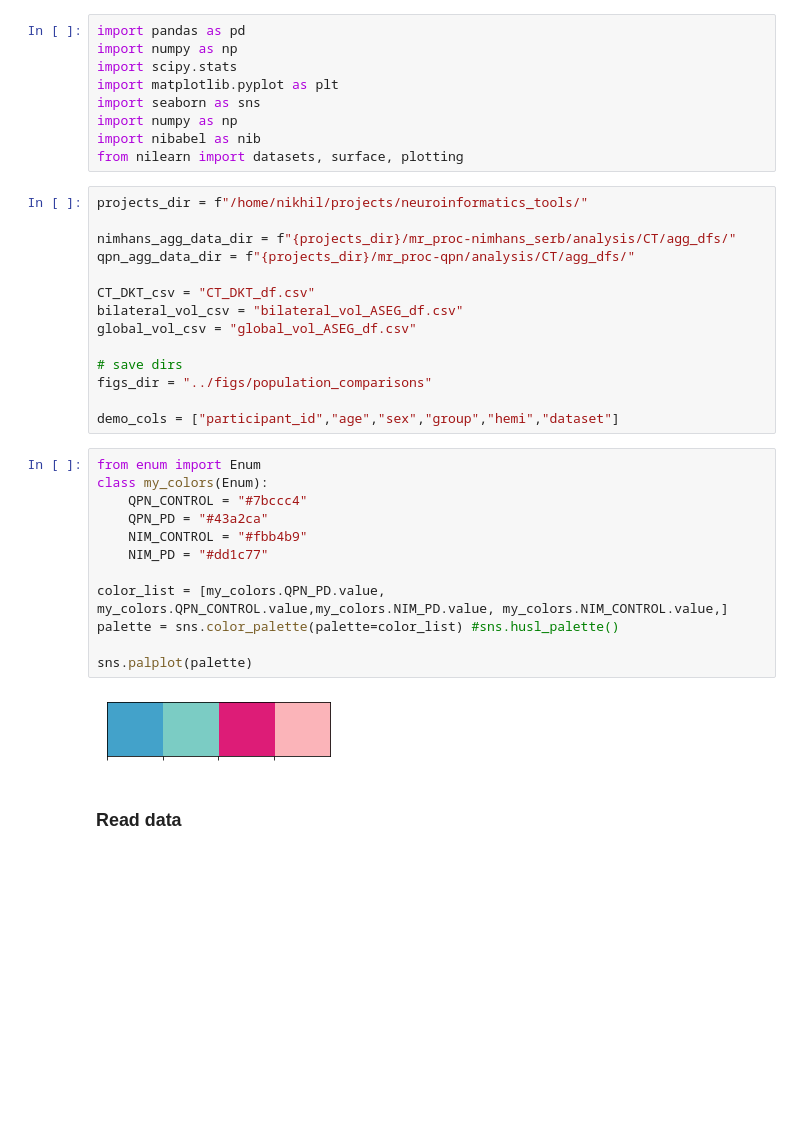
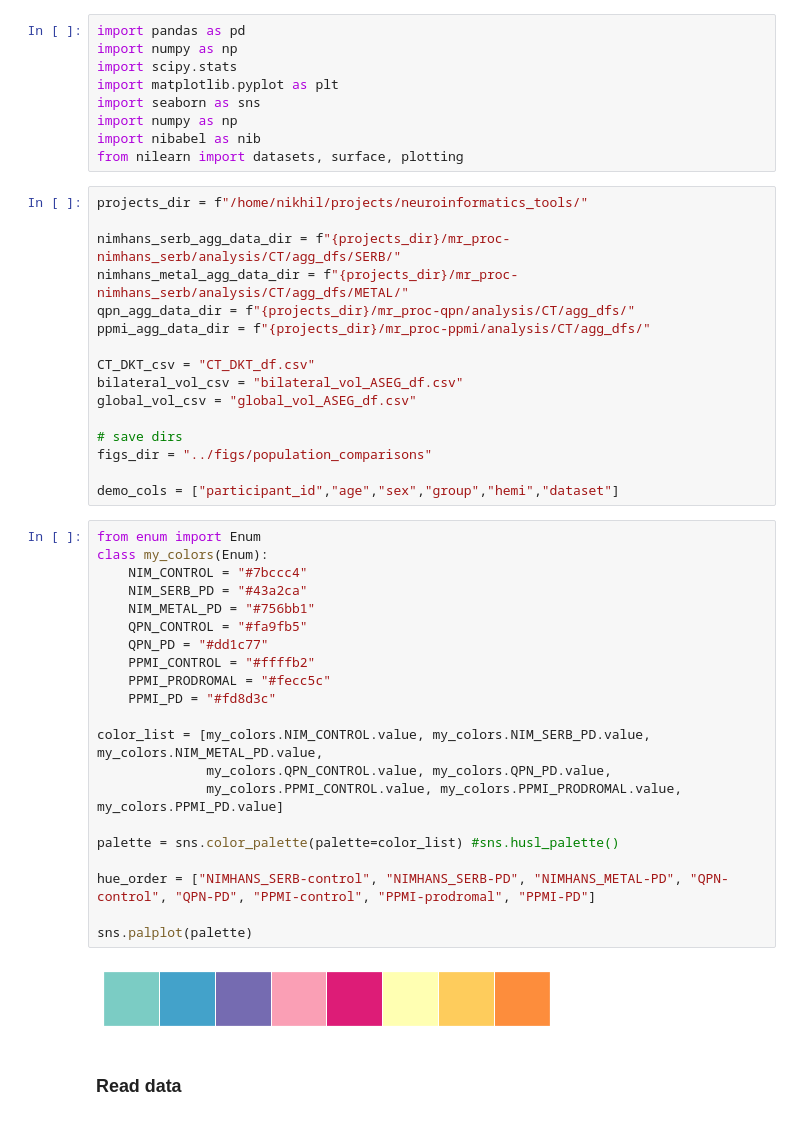
Before and after one commit to neurodatascience/mr_proc-nimhans_serb, a Jupyter notebook: analysis/CT/notebooks/population_comparisons.ipynb, the cells around one changed output. Saved outputs shown, nothing was run; the diff lists cells and outputs as text; blank space fills up the shorter version.

Commit message:
added ppmi to CT comparisons

```diff
--- a/analysis/CT/notebooks/population_comparisons.ipynb
+++ b/analysis/CT/notebooks/population_comparisons.ipynb
@@ -15,8 +15,10 @@ from nilearn import datasets, surface, plotting
 # %%
 projects_dir = f"/home/nikhil/projects/neuroinformatics_tools/"
 
-nimhans_agg_data_dir = f"{projects_dir}/mr_proc-nimhans_serb/analysis/CT/agg_dfs/"
+nimhans_serb_agg_data_dir = f"{projects_dir}/mr_proc-nimhans_serb/analysis/CT/agg_dfs/SERB/"
+nimhans_metal_agg_data_dir = f"{projects_dir}/mr_proc-nimhans_serb/analysis/CT/agg_dfs/METAL/"
 qpn_agg_data_dir = f"{projects_dir}/mr_proc-qpn/analysis/CT/agg_dfs/"
+ppmi_agg_data_dir = f"{projects_dir}/mr_proc-ppmi/analysis/CT/agg_dfs/"
 
 CT_DKT_csv = "CT_DKT_df.csv"
 bilateral_vol_csv = "bilateral_vol_ASEG_df.csv"
@@ -29,17 +31,26 @@ demo_cols = ["participant_id","age","sex","group","hemi","dataset"]
 # %%
 from enum import Enum
 class my_colors(Enum):
-    QPN_CONTROL = "#7bccc4"
-    QPN_PD = "#43a2ca"
-    NIM_CONTROL = "#fbb4b9"
-    NIM_PD = "#dd1c77"
+    NIM_CONTROL = "#7bccc4"
+    NIM_SERB_PD = "#43a2ca"
+    NIM_METAL_PD = "#756bb1"
+    QPN_CONTROL = "#fa9fb5"
+    QPN_PD = "#dd1c77"
+    PPMI_CONTROL = "#ffffb2"
+    PPMI_PRODROMAL = "#fecc5c"
+    PPMI_PD = "#fd8d3c"
 
-color_list = [my_colors.QPN_PD.value, my_colors.QPN_CONTROL.value,my_colors.NIM_PD.value, my_colors.NIM_CONTROL.value,]
+color_list = [my_colors.NIM_CONTROL.value, my_colors.NIM_SERB_PD.value, my_colors.NIM_METAL_PD.value,
+              my_colors.QPN_CONTROL.value, my_colors.QPN_PD.value,
+              my_colors.PPMI_CONTROL.value, my_colors.PPMI_PRODROMAL.value, my_colors.PPMI_PD.value]
+
 palette = sns.color_palette(palette=color_list) #sns.husl_palette()
 
+hue_order = ["NIMHANS_SERB-control", "NIMHANS_SERB-PD", "NIMHANS_METAL-PD", "QPN-control", "QPN-PD", "PPMI-control", "PPMI-prodromal", "PPMI-PD"]
+
 sns.palplot(palette)
 # %% [output]
-[figure, old version]
+[figure, new version]
 # %% [markdown]
 ### Read data
 # %%
```
Also changed, not shown: parts of 12 cells of this notebook, 2 other files.
